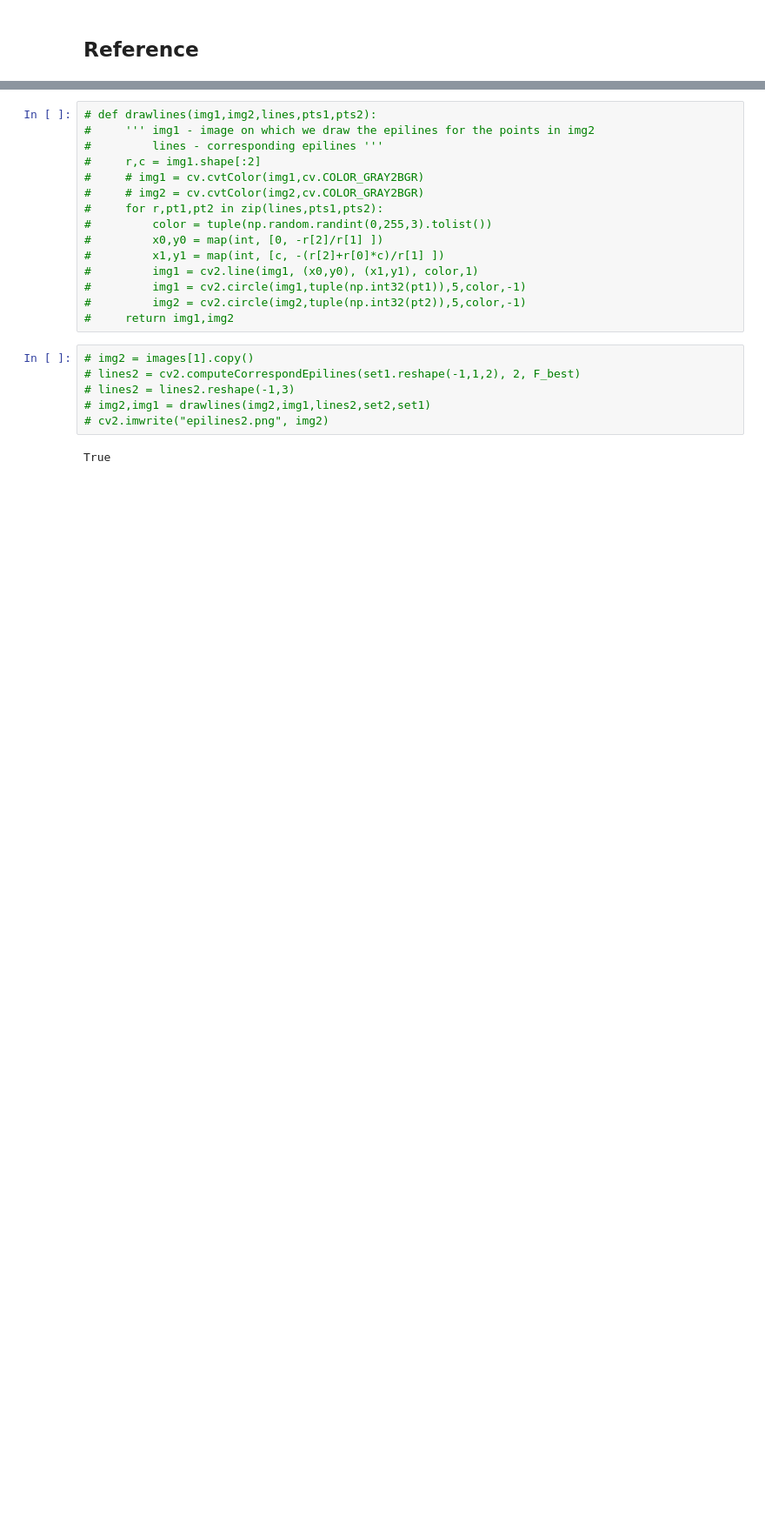
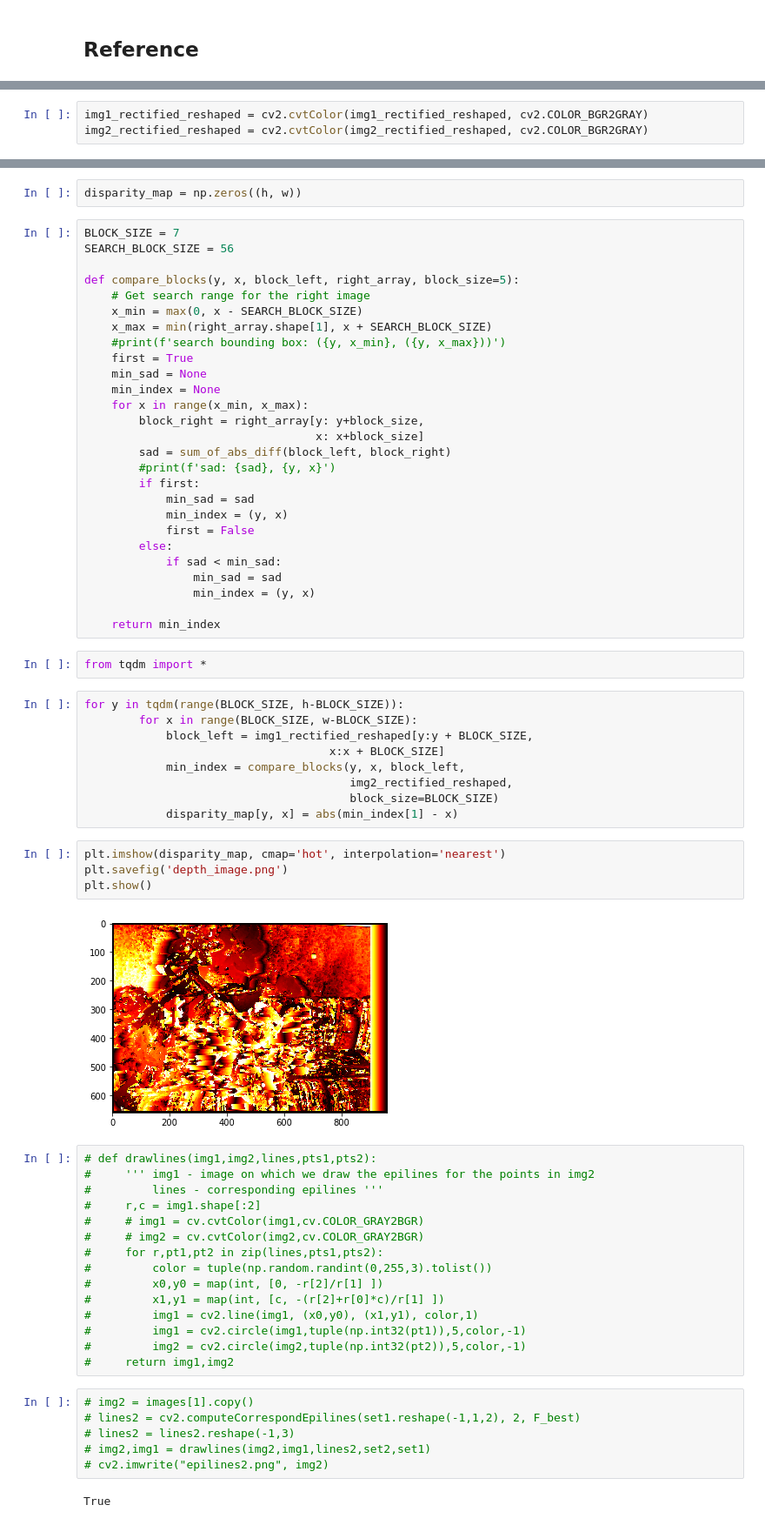
Before and after one commit to sakshikakde/Depth-Using-Stereo, a Jupyter notebook: Code/stereo.ipynb, the cells around one changed output, grey strips where cells are left out. Shown at 87% size. Saved outputs shown, nothing was run; the diff lists cells and outputs as text; blank space fills up the shorter version.

Commit message:
disparity: big - repetitions

```diff
--- a/Code/stereo.ipynb
+++ b/Code/stereo.ipynb
@@ -438,0 +551,3 @@ array([ 9.99940200e-01,  6.66496628e-05, -1.09358327e-02])
+# %%
+img1_rectified_reshaped = cv2.cvtColor(img1_rectified_reshaped, cv2.COLOR_BGR2GRAY)
+img2_rectified_reshaped = cv2.cvtColor(img2_rectified_reshaped, cv2.COLOR_BGR2GRAY)
@@ -439,3 +560,49 @@ array([ 9.99940200e-01,  6.66496628e-05, -1.09358327e-02])
+# %%
+disparity_map = np.zeros((h, w))
+# %%
+BLOCK_SIZE = 7
+SEARCH_BLOCK_SIZE = 56
+
+def compare_blocks(y, x, block_left, right_array, block_size=5):
+    # Get search range for the right image
+    x_min = max(0, x - SEARCH_BLOCK_SIZE)
+    x_max = min(right_array.shape[1], x + SEARCH_BLOCK_SIZE)
+    #print(f'search bounding box: ({y, x_min}, ({y, x_max}))')
+    first = True
+    min_sad = None
+    min_index = None
+    for x in range(x_min, x_max):
+        block_right = right_array[y: y+block_size,
+                                  x: x+block_size]
+        sad = sum_of_abs_diff(block_left, block_right)
+        #print(f'sad: {sad}, {y, x}')
+        if first:
+            min_sad = sad
+            min_index = (y, x)
+            first = False
+        else:
+            if sad < min_sad:
+                min_sad = sad
+                min_index = (y, x)
+
+    return min_index
+# %%
+from tqdm import *
+# %%
+for y in tqdm(range(BLOCK_SIZE, h-BLOCK_SIZE)):
+        for x in range(BLOCK_SIZE, w-BLOCK_SIZE):
+            block_left = img1_rectified_reshaped[y:y + BLOCK_SIZE,
+                                    x:x + BLOCK_SIZE]
+            min_index = compare_blocks(y, x, block_left,
+                                       img2_rectified_reshaped,
+                                       block_size=BLOCK_SIZE)
+            disparity_map[y, x] = abs(min_index[1] - x)
+# %%
+plt.imshow(disparity_map, cmap='hot', interpolation='nearest')
+plt.savefig('depth_image.png')
+plt.show()
+# %% [output]
+[figure, added]
 # %%
 # def drawlines(img1,img2,lines,pts1,pts2):
 #     ''' img1 - image on which we draw the epilines for the points in img2
```
Also changed, not shown: parts of 27 cells of this notebook, 11 other files.
